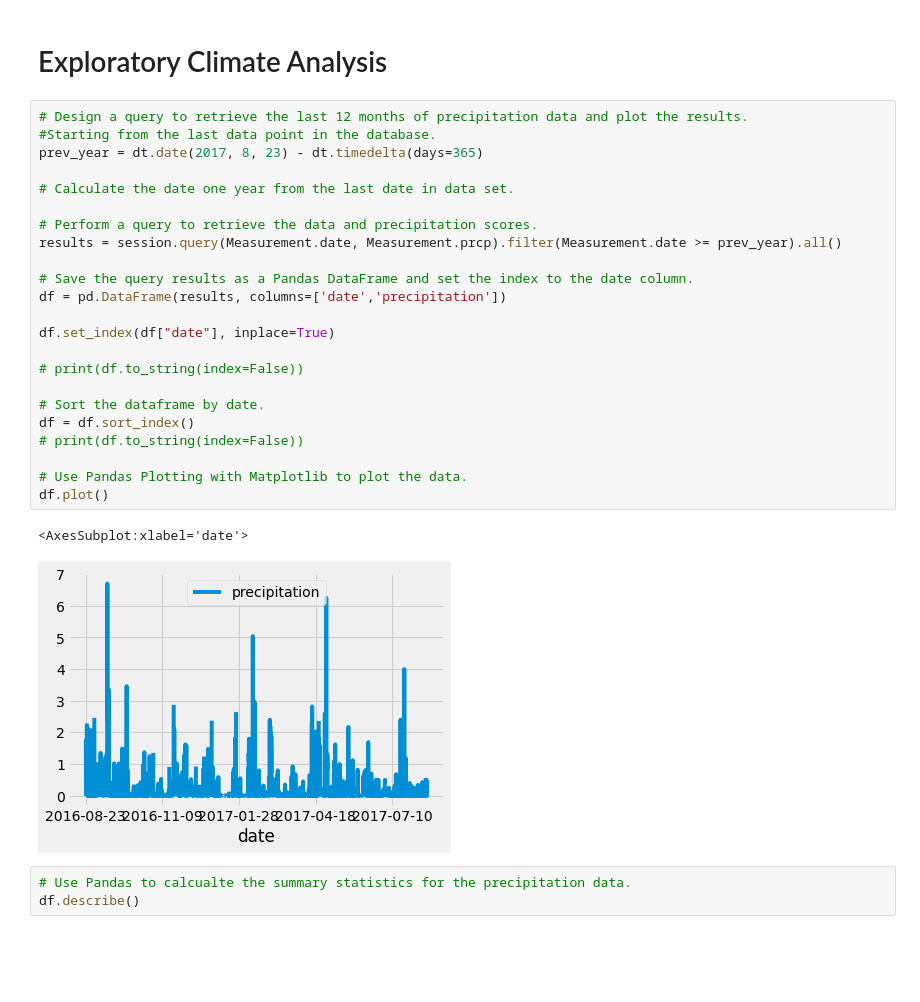
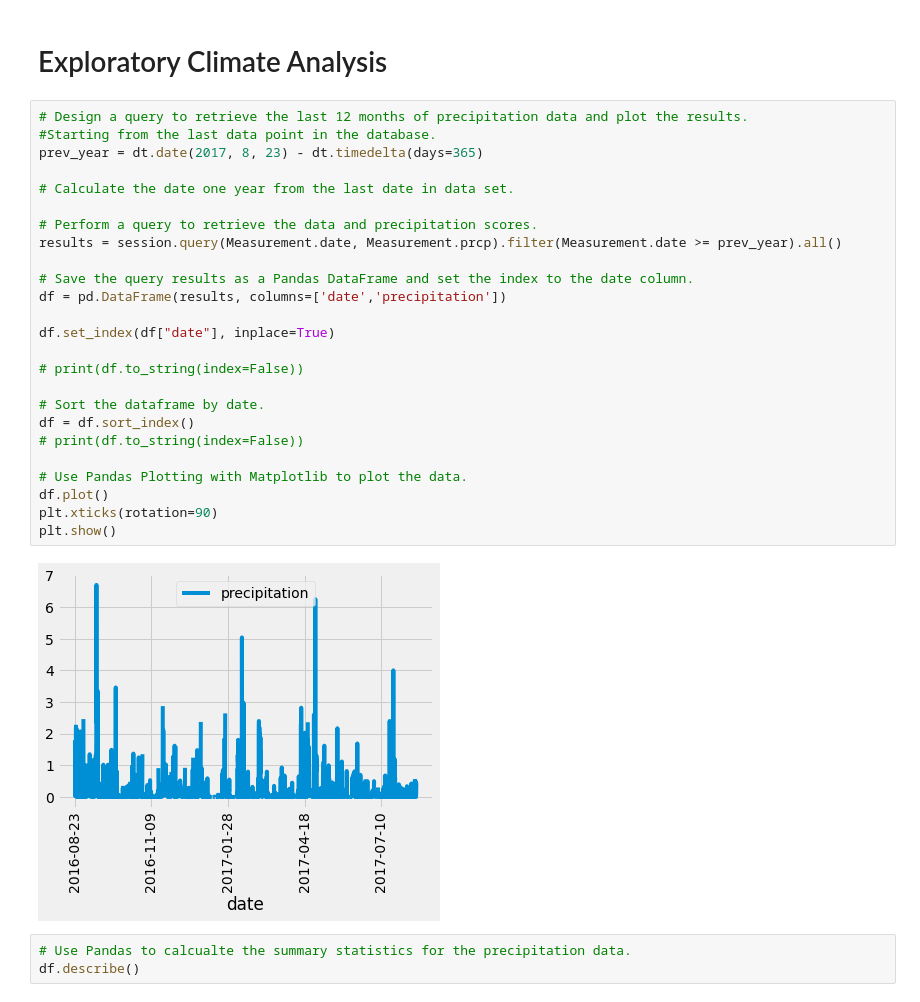
Before and after one commit to mkirsch2/surfs_up, a Jupyter notebook: climate_analysis.ipynb, the cells around one changed output. Drawn from its saved outputs; the diff is of its cells as text; blank space fills up the shorter version.

```diff
--- a/climate_analysis.ipynb
+++ b/climate_analysis.ipynb
@@ -41,29 +41,30 @@ session = Session(engine)
 # %%
 # Design a query to retrieve the last 12 months of precipitation data and plot the results.
 #Starting from the last data point in the database.
 prev_year = dt.date(2017, 8, 23) - dt.timedelta(days=365)
 
 # Calculate the date one year from the last date in data set.
 
 # Perform a query to retrieve the data and precipitation scores.
 results = session.query(Measurement.date, Measurement.prcp).filter(Measurement.date >= prev_year).all()
 
 # Save the query results as a Pandas DataFrame and set the index to the date column.
 df = pd.DataFrame(results, columns=['date','precipitation'])
 
 df.set_index(df["date"], inplace=True)
 
 # print(df.to_string(index=False))
 
 # Sort the dataframe by date.
 df = df.sort_index()
 # print(df.to_string(index=False))
 
 # Use Pandas Plotting with Matplotlib to plot the data.
 df.plot()
+plt.xticks(rotation=90)
+plt.show()
 # %% [output]
-<AxesSubplot:xlabel='date'>
-[figure, old version]
+[figure, new version]
 # %%
 # Use Pandas to calcualte the summary statistics for the precipitation data.
 df.describe()
```
Also changed, not shown: parts of 1 cell of this notebook, 1 other file.
